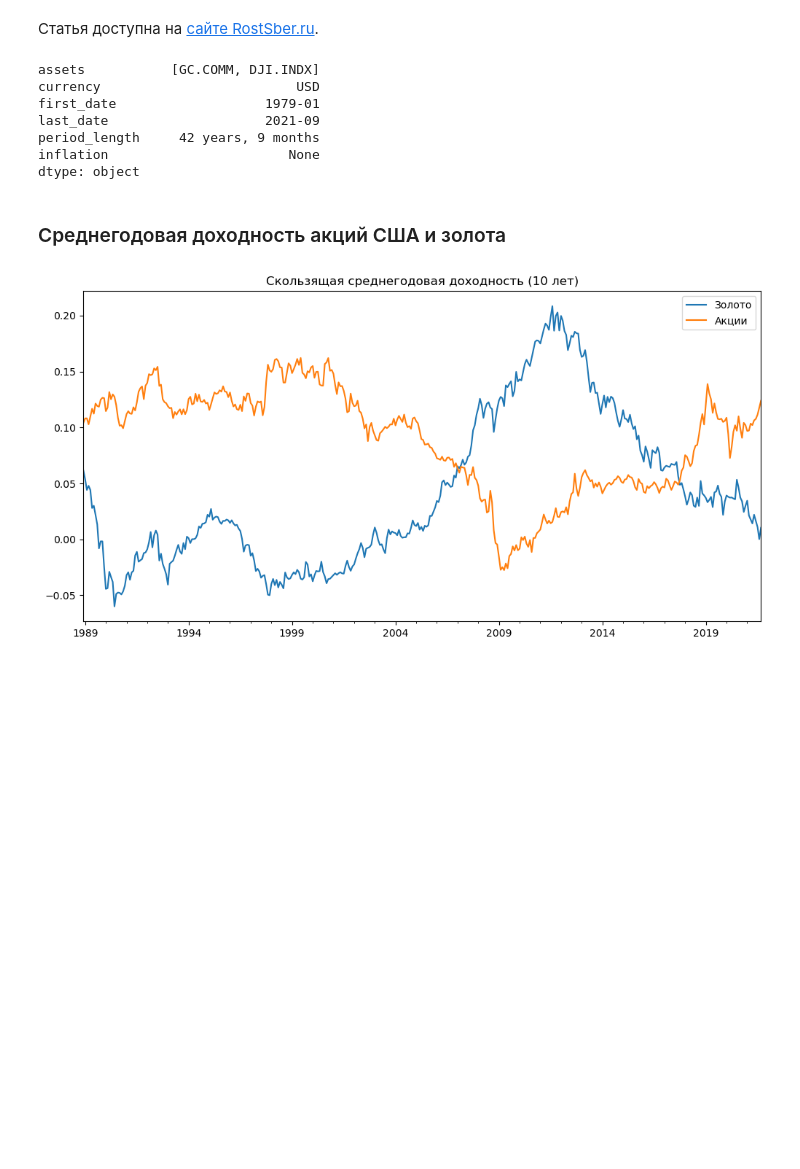
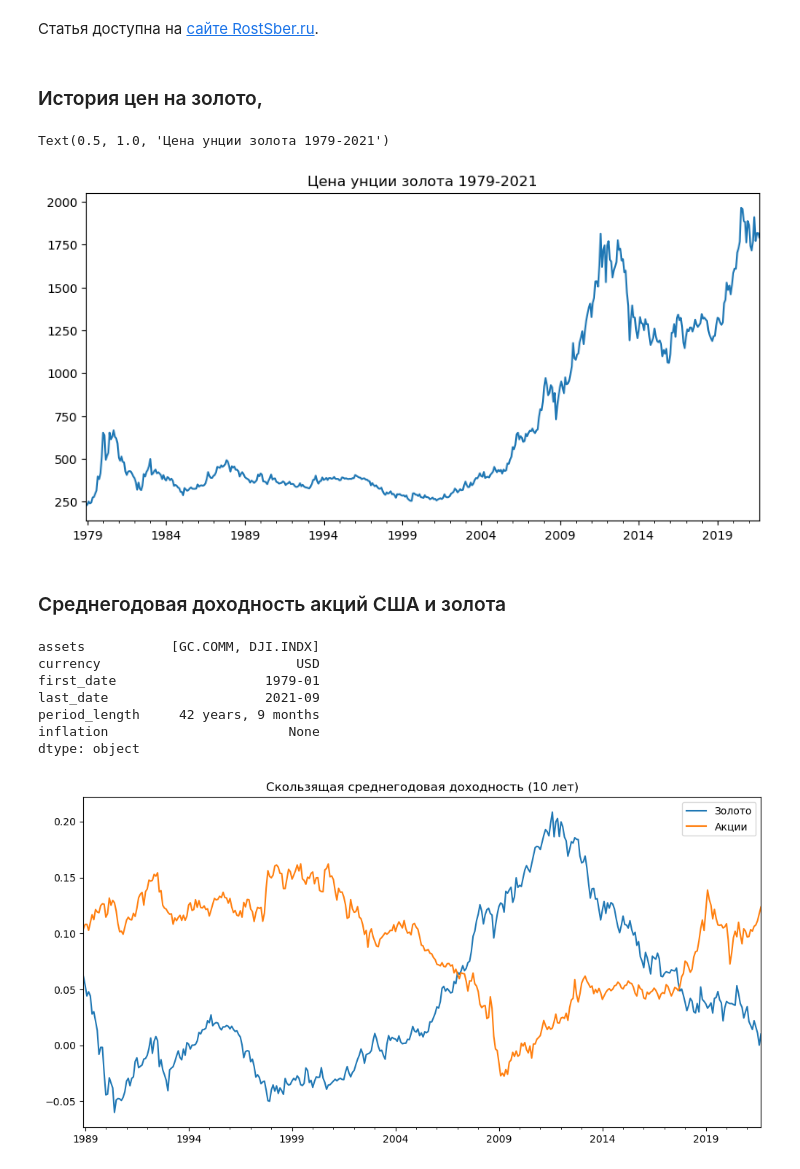
Before and after one commit to mbk-dev/publications_RUS, a Jupyter notebook: 08 gold_vs_stocks.ipynb, the cells around one changed output. Drawn from its saved outputs; the diff is of its cells as text; code cells hidden in the pictures; blank space fills up the shorter version.

```diff
--- a/08 gold_vs_stocks.ipynb
+++ b/08 gold_vs_stocks.ipynb
@@ -11,6 +11,19 @@ import okama as ok
 ## Расчеты для статьи "Золото и серебро на фоне биржевых кризисов"
 # %% [markdown]
 Статья доступна на [сайте RostSber.ru](https://rostsber.ru/publish/stocks/gold_and_stocks.html).
+# %% [markdown]
+### История цен на золото,
+# %%
+gd_price = ok.Asset('GC.COMM')
+# %%
+gd_price.close_monthly.plot(figsize=[10, 5], legend=False)
+plt.xlabel('')
+plt.title('Цена унции золота 1979-2021')
+# %% [output]
+Text(0.5, 1.0, 'Цена унции золота 1979-2021')
+[figure, added]
+# %% [markdown]
+### Среднегодовая доходность акций США и золота
 # %%
 ls = ['GC.COMM', 'DJI.INDX']  # индекс Доу c 1979 года
 x = ok.AssetList(ls, inflation=False)
@@ -23,8 +36,6 @@ last_date                    2021-09
 period_length     42 years, 9 months
 inflation                       None
 dtype: object
-# %% [markdown]
-### Среднегодовая доходность акций США и золота
 # %%
 x.get_rolling_cagr(window=12 * 10).plot()
 plt.legend(['Золото', 'Акции'])
```
